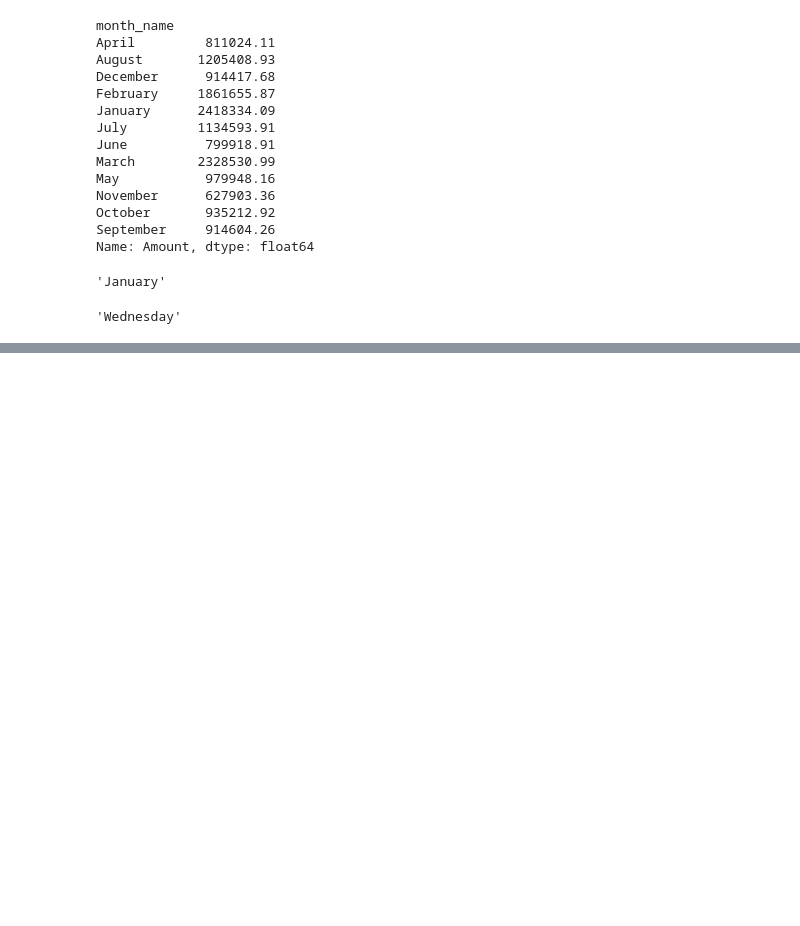
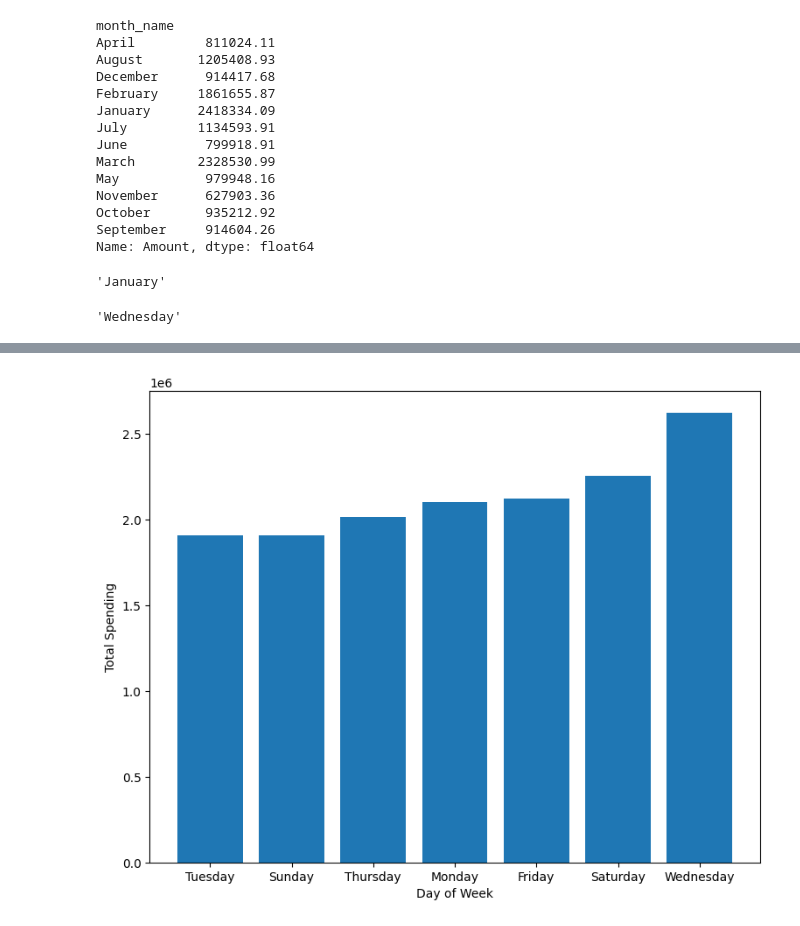
Before and after one commit to dipak1920basnet/Daily_Expense_Tracker, a Jupyter notebook: expense_tracker.ipynb, the cells around one changed output, grey strips where cells are left out. Cells and saved outputs as stored; diff of their text form; code cells hidden in the pictures; blank space fills up the shorter version.

```diff
--- a/expense_tracker.ipynb
+++ b/expense_tracker.ipynb
@@ -323,0 +358,10 @@ df.groupby("day")["Amount"].sum().idxmax()
+# %%
+spend_day = df.groupby("day")["Amount"].sum().sort_values()
+plt.figure(figsize=(9,7))
+plt.bar(spend_day.index, spend_day.values)
+plt.xlabel("Day of Week")
+plt.ylabel("Total Spending")
+plt.savefig("charts/bar_chart.png")
+plt.show()
+# %% [output]
+[figure, added]
```
Also changed, not shown: parts of 5 cells of this notebook, 4 other files.
